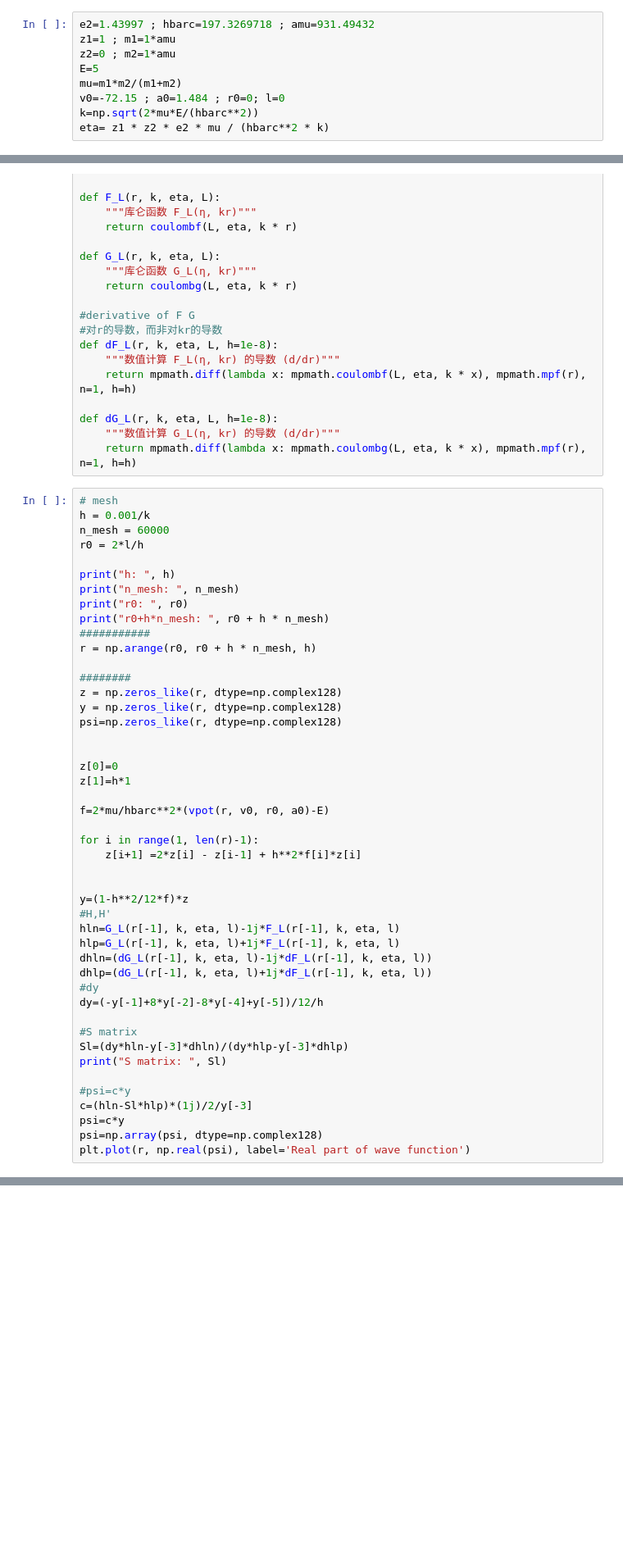
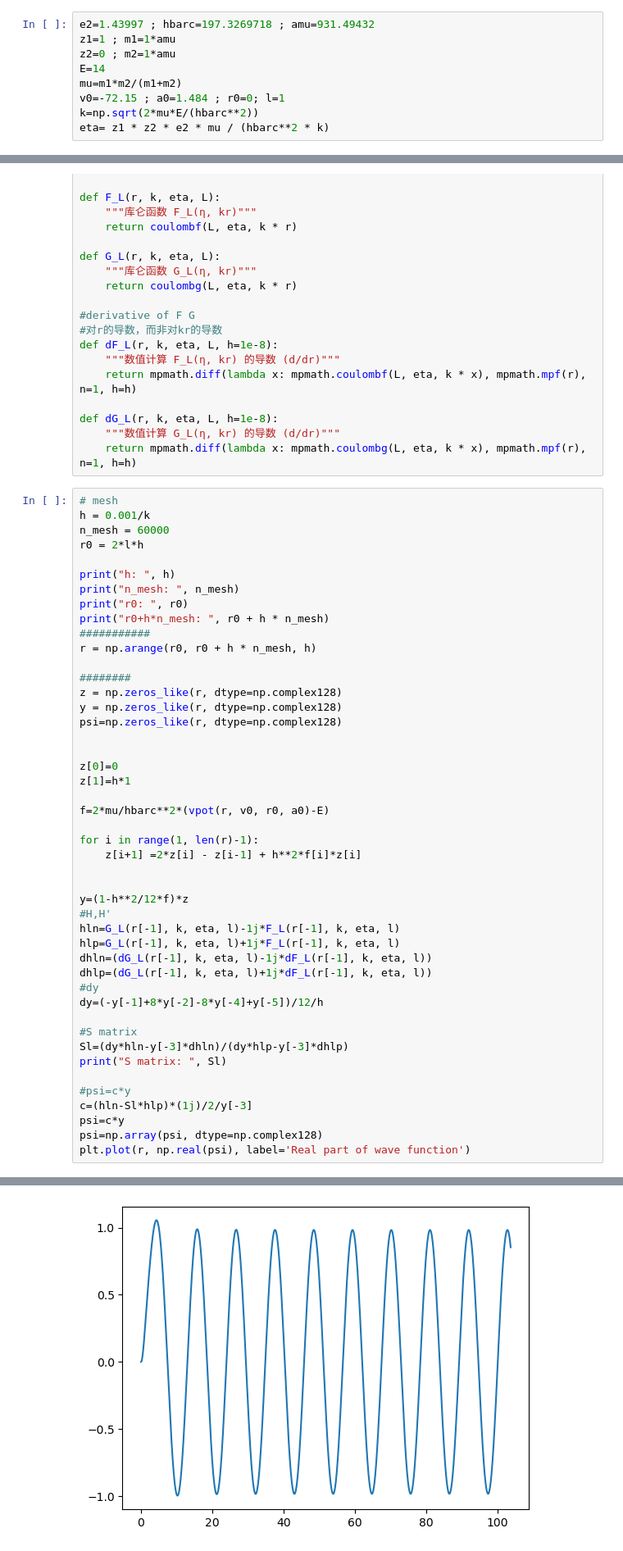
Before and after one commit to Duohereshui99/numerov-python, a Jupyter notebook: numerov.ipynb, the cells around one changed output, grey strips where cells are left out. Shown: that part at 82% size. Drawn from its saved outputs; the diff is of its cells as text; blank space fills up the shorter version.

```diff
--- a/numerov.ipynb
+++ b/numerov.ipynb
@@ -14,9 +14,9 @@ mpmath.mp.dps = 50
 e2=1.43997 ; hbarc=197.3269718 ; amu=931.49432
 z1=1 ; m1=1*amu
 z2=0 ; m2=1*amu
-E=5
+E=14
 mu=m1*m2/(m1+m2)
-v0=-72.15 ; a0=1.484 ; r0=0; l=0
+v0=-72.15 ; a0=1.484 ; r0=0; l=1
 k=np.sqrt(2*mu*E/(hbarc**2))
 eta= z1 * z2 * e2 * mu / (hbarc**2 * k)
 # %%
@@ -55,7 +55,7 @@ def dG_L(r, k, eta, L, h=1e-8):
 # mesh
 h = 0.001/k
 n_mesh = 60000
-r0 = 2*l/h
+r0 = 2*l*h
 
 print("h: ", h)
 print("n_mesh: ", n_mesh)
@@ -97,3 +97,4 @@ c=(hln-Sl*hlp)*(1j)/2/y[-3]
 psi=c*y
 psi=np.array(psi, dtype=np.complex128)
 plt.plot(r, np.real(psi), label='Real part of wave function')
+# %% [output]
@@ -99,0 +107 @@ plt.plot(r, np.real(psi), label='Real part of wave function')
+[figure, added]
```
Also changed, not shown: parts of 1 cell of this notebook.
